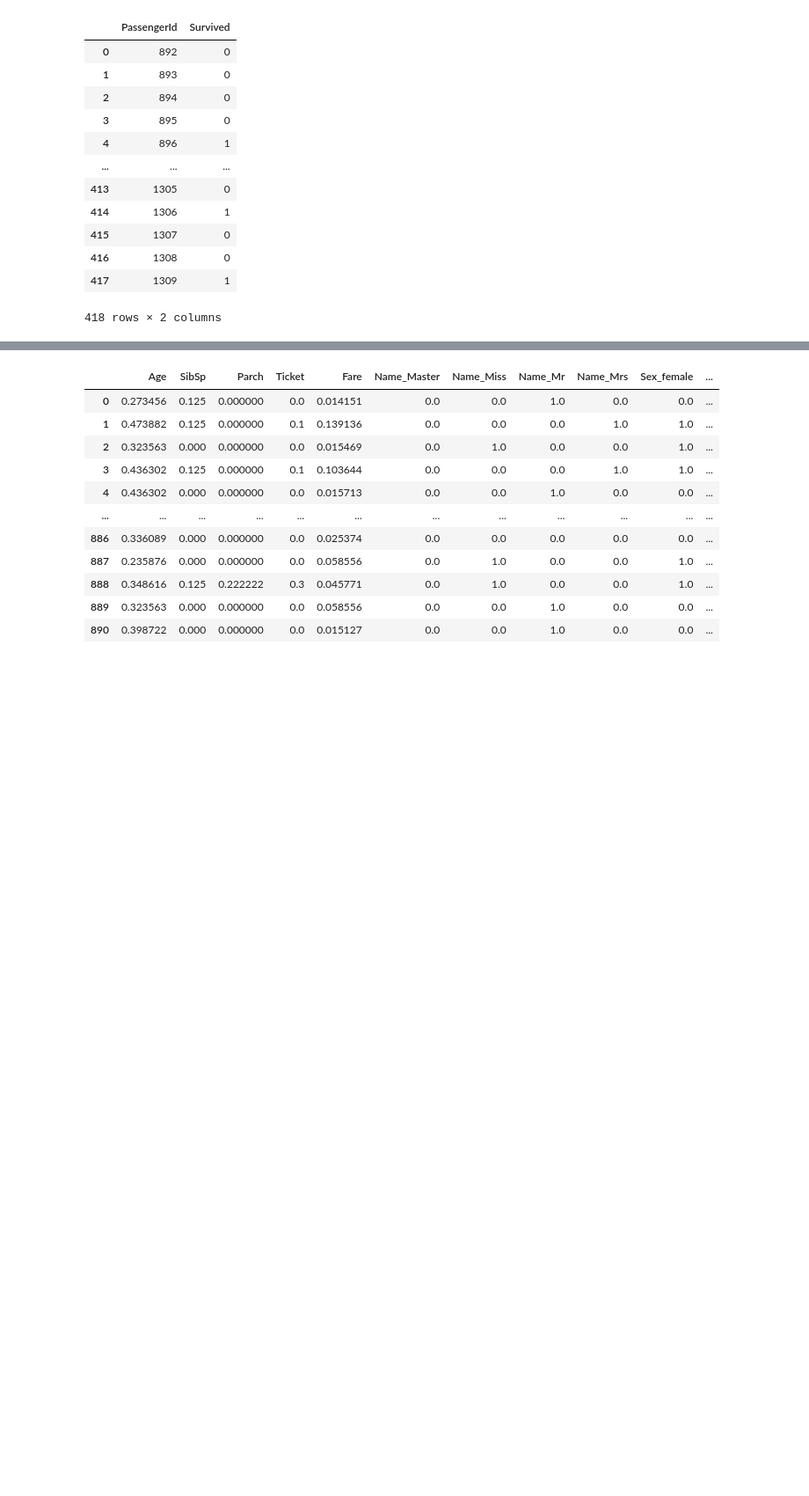
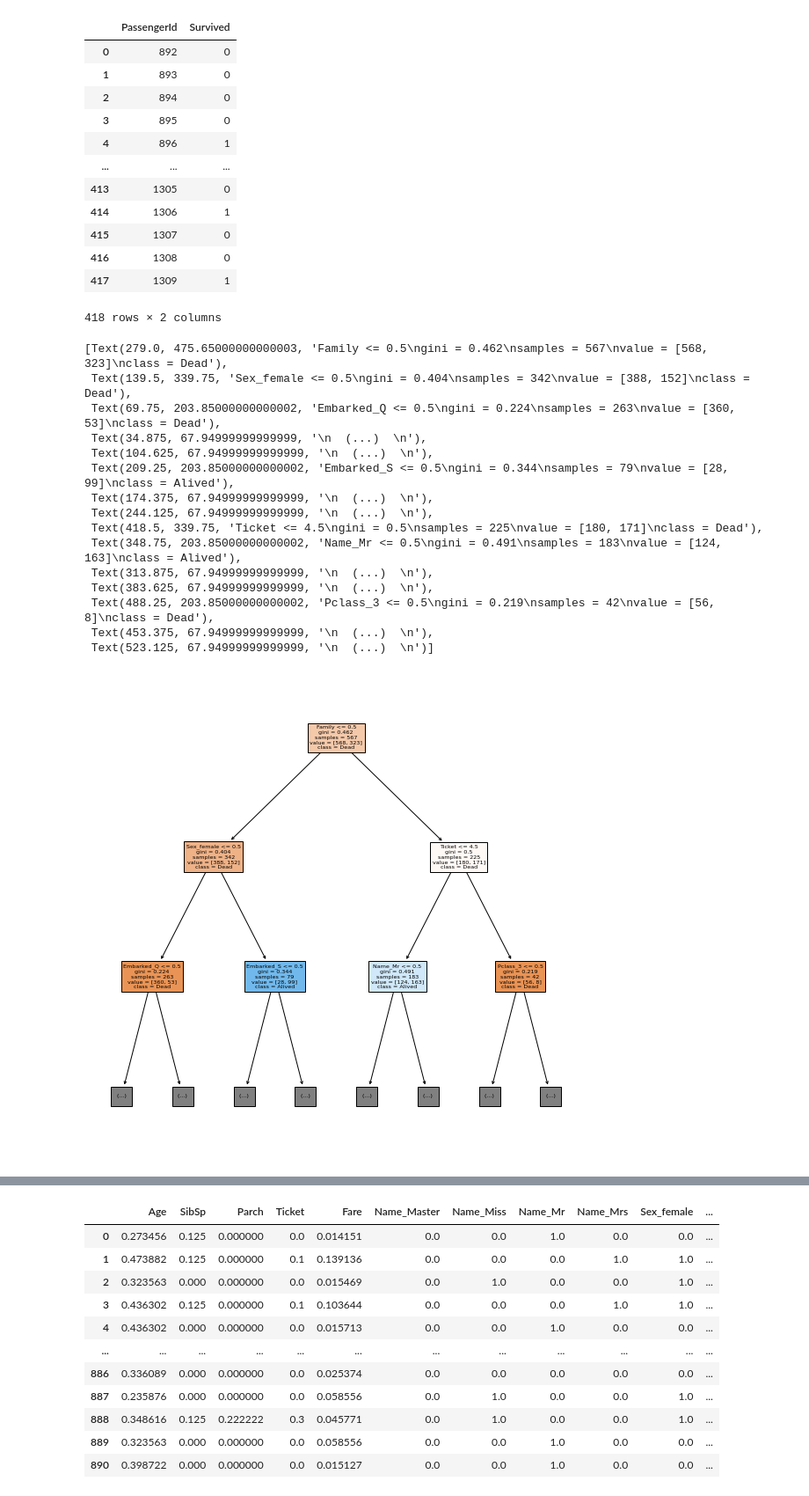
Before and after one commit to emmayeh-0211/2021AI_ml, a Jupyter notebook: titanic.ipynb, the cells around one changed output, grey strips where cells are left out. Shown at 88% size. Cells and saved outputs as stored; diff of their text form; code cells hidden in the pictures; blank space fills up the shorter version.

```diff
--- a/titanic.ipynb
+++ b/titanic.ipynb
@@ -189,3 +189,30 @@ df
 | 416 | 1308 | 0 |
 | 417 | 1309 | 1 |
 418 rows × 2 columns
+# %%
+# 抓出隨機森林中的決策樹，來畫出決策樹，了解其決策順序
+import matplotlib.pyplot as plt
+from sklearn.tree import plot_tree
+plt.figure(figsize=(10, 10))
+plot_tree(clf.estimators_[2],
+          feature_names=data.columns,
+          class_names=["Dead", "Alived"],
+          max_depth=2,
+          filled=True)
+# %% [output]
+[Text(279.0, 475.65000000000003, 'Family <= 0.5\ngini = 0.462\nsamples = 567\nvalue = [568, 323]\nclass = Dead'),
+ Text(139.5, 339.75, 'Sex_female <= 0.5\ngini = 0.404\nsamples = 342\nvalue = [388, 152]\nclass = Dead'),
+ Text(69.75, 203.85000000000002, 'Embarked_Q <= 0.5\ngini = 0.224\nsamples = 263\nvalue = [360, 53]\nclass = Dead'),
+ Text(34.875, 67.94999999999999, '\n  (...)  \n'),
+ Text(104.625, 67.94999999999999, '\n  (...)  \n'),
+ Text(209.25, 203.85000000000002, 'Embarked_S <= 0.5\ngini = 0.344\nsamples = 79\nvalue = [28, 99]\nclass = Alived'),
+ Text(174.375, 67.94999999999999, '\n  (...)  \n'),
+ Text(244.125, 67.94999999999999, '\n  (...)  \n'),
+ Text(418.5, 339.75, 'Ticket <= 4.5\ngini = 0.5\nsamples = 225\nvalue = [180, 171]\nclass = Dead'),
+ Text(348.75, 203.85000000000002, 'Name_Mr <= 0.5\ngini = 0.491\nsamples = 183\nvalue = [124, 163]\nclass = Alived'),
+ Text(313.875, 67.94999999999999, '\n  (...)  \n'),
+ Text(383.625, 67.94999999999999, '\n  (...)  \n'),
+ Text(488.25, 203.85000000000002, 'Pclass_3 <= 0.5\ngini = 0.219\nsamples = 42\nvalue = [56, 8]\nclass = Dead'),
+ Text(453.375, 67.94999999999999, '\n  (...)  \n'),
+ Text(523.125, 67.94999999999999, '\n  (...)  \n')]
+[figure, added]
```
Also changed, not shown: parts of 1 cell of this notebook.
